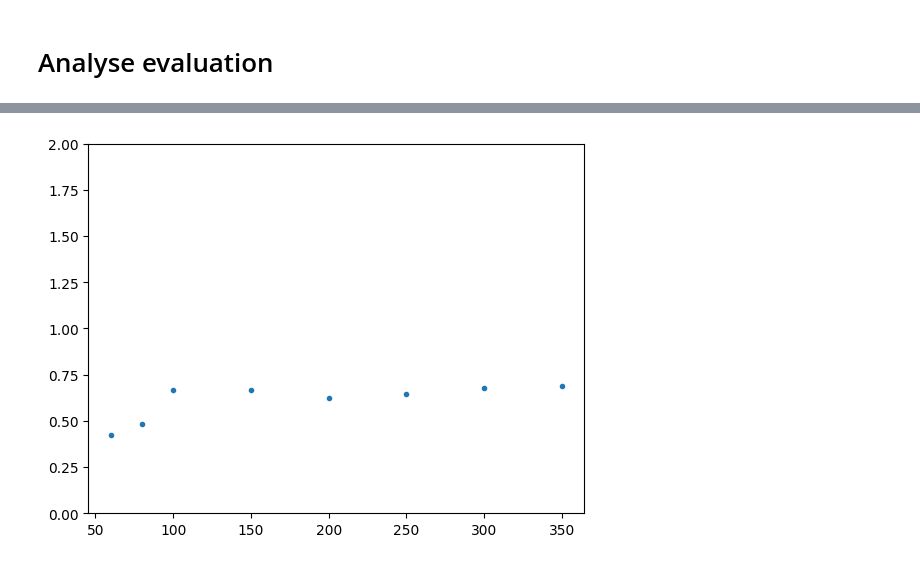
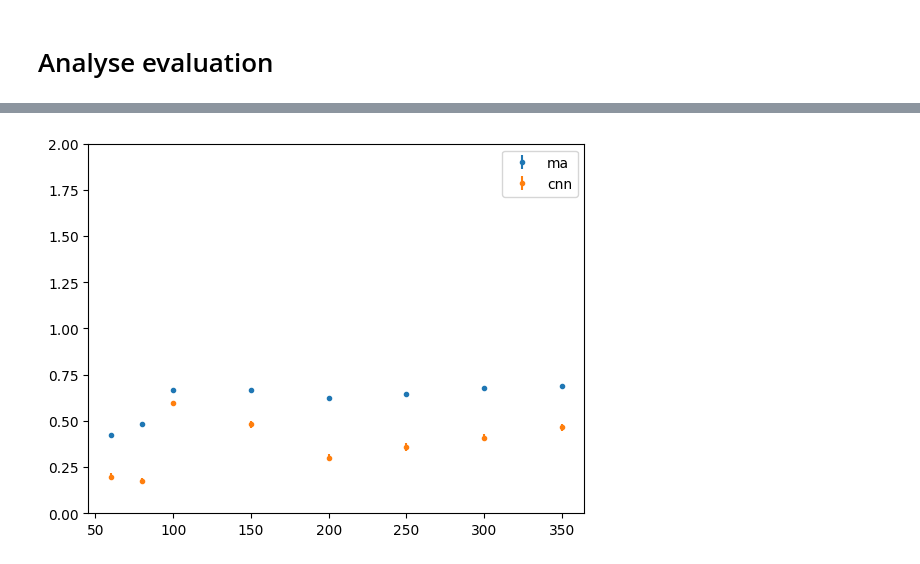
Before and after one commit to Bjartensen/python_focalh_clustering, a Jupyter notebook: notebooks/study.ipynb, the cells around one changed output, grey strips where cells are left out. Drawn from its saved outputs; the diff is of its cells as text; code cells hidden in the pictures.

```diff
--- a/notebooks/study.ipynb
+++ b/notebooks/study.ipynb
@@ -373,13 +386,43 @@ Add masks over showers and see if it's able to intelligently reconstruct what is
 Call it curtain test.
 # %% [markdown]
 # Analyse evaluation
+# %%
+def plot_discrete(x,y,label=""):
+    unq = np.unique(x)
+    muy = np.zeros_like(unq)
+    mux = np.zeros_like(unq)
+    sigmay = np.zeros_like(unq)
+    sigmax = np.zeros_like(unq)
+    for i in range(len(unq)):
+        mask = x == unq[i]
+        muy[i] = y[mask].mean()
+        mux[i] = x[mask].mean()
+        sigmay[i] = y[mask].std()/np.sqrt(len(y[mask]))
+        sigmax[i] = x[mask].std()/np.sqrt(len(x[mask]))
+
+    plt.errorbar(mux,muy,sigmay,marker=".",linestyle="", label=label)
+    plt.ylim(0,2)
+    plt.legend()
+
+#plot_discrete(count, score)
 # %%
 ma_eval_file = "evaluation/eval_ma_01092025_053548.pkl"
+cnn_eval_file = "evaluation/eval_cnn_02092025_060217.pkl"
+
 with open(ma_eval_file, "rb") as f:
     loaded_bundle = pickle.load(f)
 ma_eval = loaded_bundle
+
+with open(cnn_eval_file, "rb") as f:
+    loaded_bundle = pickle.load(f)
+cnn_eval = loaded_bundle
+
 for key,value in ma_eval.items():
     print(key)
+
+
+for key,value in cnn_eval.items():
+    print(key)
 # %% [output]
 data
 study
@@ -392,4 +446,5 @@ avg_energy
 # %%
-plot_discrete(ma_eval["avg_energy"], ma_eval["coverage"])
+plot_discrete(ma_eval["avg_energy"], ma_eval["coverage"], "ma")
+plot_discrete(cnn_eval["avg_energy"], cnn_eval["coverage"], "cnn")
 # %% [output]
-[figure, old version]
+[figure, new version]
```
Also changed, not shown: parts of 7 cells of this notebook, 7 other files.
